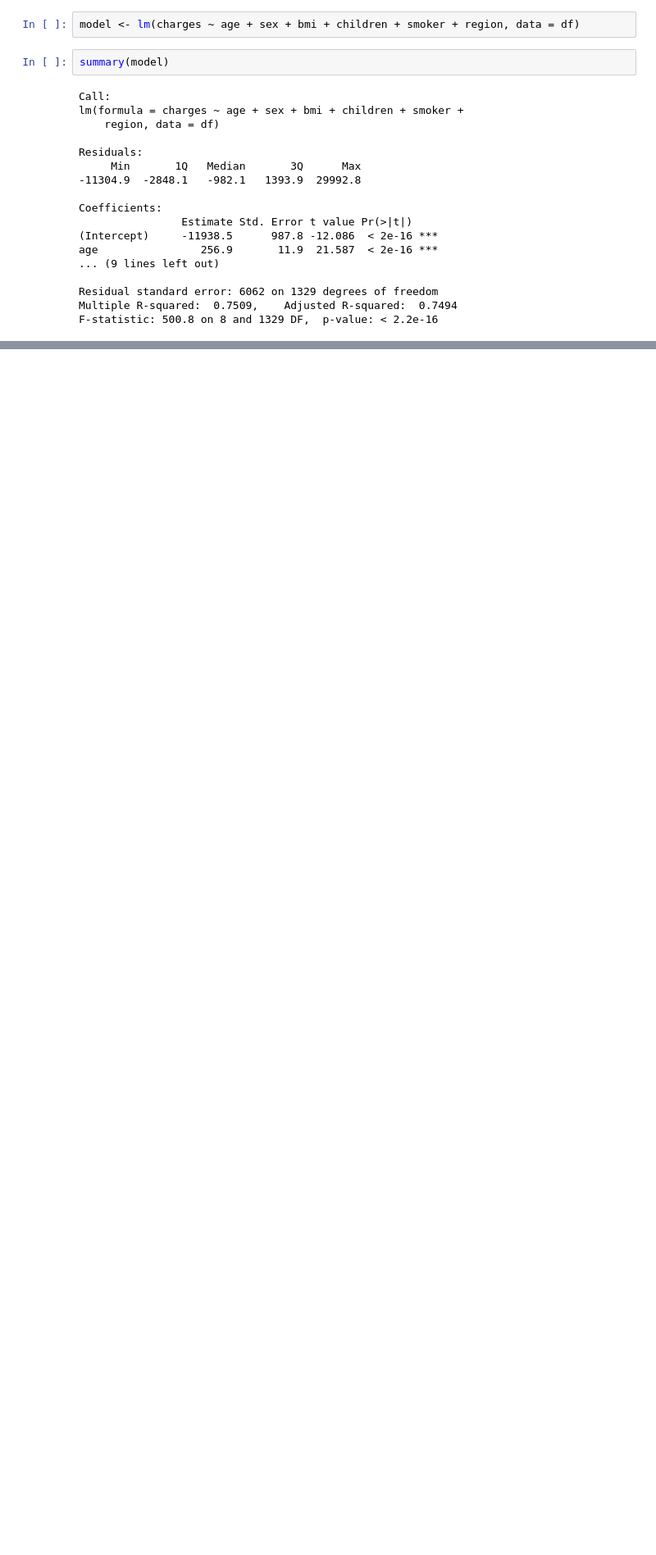
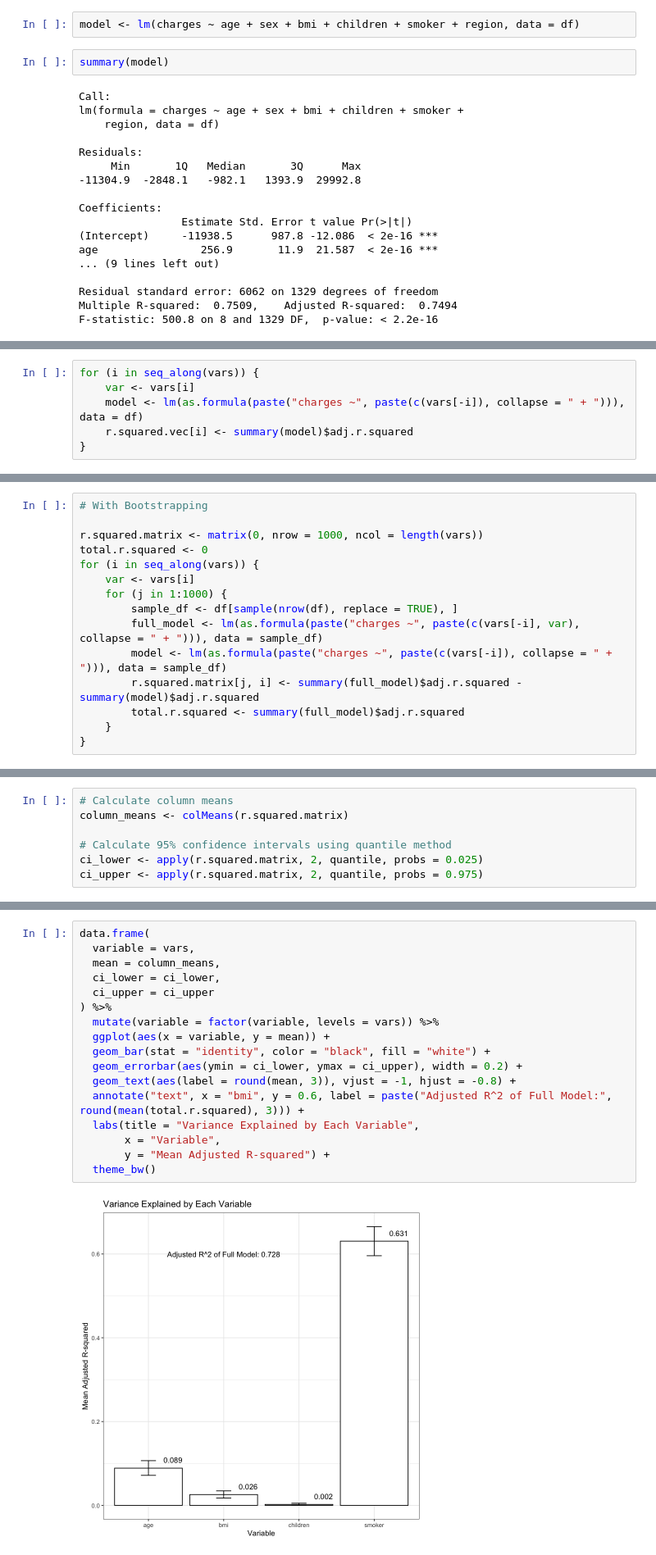
Before and after one commit to cosmicstack/var-explain, a Jupyter notebook: linearReg_R.ipynb, the cells around one changed output, grey strips where cells are left out. Shown: that part at 82% size. Saved outputs shown, nothing was run; the diff lists cells and outputs as text; blank space fills up the shorter version.

Commit message:
add var explained

```diff
--- a/linearReg_R.ipynb
+++ b/linearReg_R.ipynb
@@ -57,0 +81,6 @@ plot(model)
+# %%
+for (i in seq_along(vars)) {
+    var <- vars[i]
+    model <- lm(as.formula(paste("charges ~", paste(c(vars[-i]), collapse = " + "))), data = df)
+    r.squared.vec[i] <- summary(model)$adj.r.squared
+}
@@ -57,0 +95,15 @@ plot(model)
+# %%
+# With Bootstrapping
+
+r.squared.matrix <- matrix(0, nrow = 1000, ncol = length(vars))
+total.r.squared <- 0
+for (i in seq_along(vars)) {
+    var <- vars[i]
+    for (j in 1:1000) {
+        sample_df <- df[sample(nrow(df), replace = TRUE), ]
+        full_model <- lm(as.formula(paste("charges ~", paste(c(vars[-i], var), collapse = " + "))), data = sample_df)
+        model <- lm(as.formula(paste("charges ~", paste(c(vars[-i]), collapse = " + "))), data = sample_df)
+        r.squared.matrix[j, i] <- summary(full_model)$adj.r.squared - summary(model)$adj.r.squared
+        total.r.squared <- summary(full_model)$adj.r.squared
+    }
+}
@@ -57,0 +130,7 @@ plot(model)
+# %%
+# Calculate column means
+column_means <- colMeans(r.squared.matrix)
+
+# Calculate 95% confidence intervals using quantile method
+ci_lower <- apply(r.squared.matrix, 2, quantile, probs = 0.025)
+ci_upper <- apply(r.squared.matrix, 2, quantile, probs = 0.975)
@@ -57,0 +153,19 @@ plot(model)
+# %%
+data.frame(
+  variable = vars,
+  mean = column_means,
+  ci_lower = ci_lower,
+  ci_upper = ci_upper
+) %>%
+  mutate(variable = factor(variable, levels = vars)) %>%
+  ggplot(aes(x = variable, y = mean)) +
+  geom_bar(stat = "identity", color = "black", fill = "white") +
+  geom_errorbar(aes(ymin = ci_lower, ymax = ci_upper), width = 0.2) +
+  geom_text(aes(label = round(mean, 3)), vjust = -1, hjust = -0.8) +
+  annotate("text", x = "bmi", y = 0.6, label = paste("Adjusted R^2 of Full Model:", round(mean(total.r.squared), 3))) +
+  labs(title = "Variance Explained by Each Variable",
+       x = "Variable",
+       y = "Mean Adjusted R-squared") +
+  theme_bw()
+# %% [output]
+[figure, added]
```
Also changed, not shown: parts of 12 cells of this notebook.
